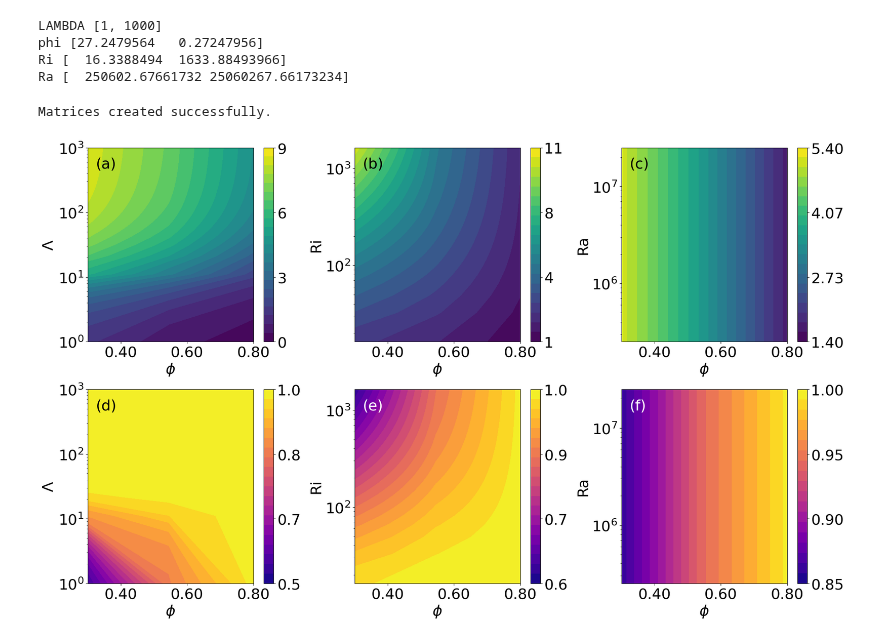
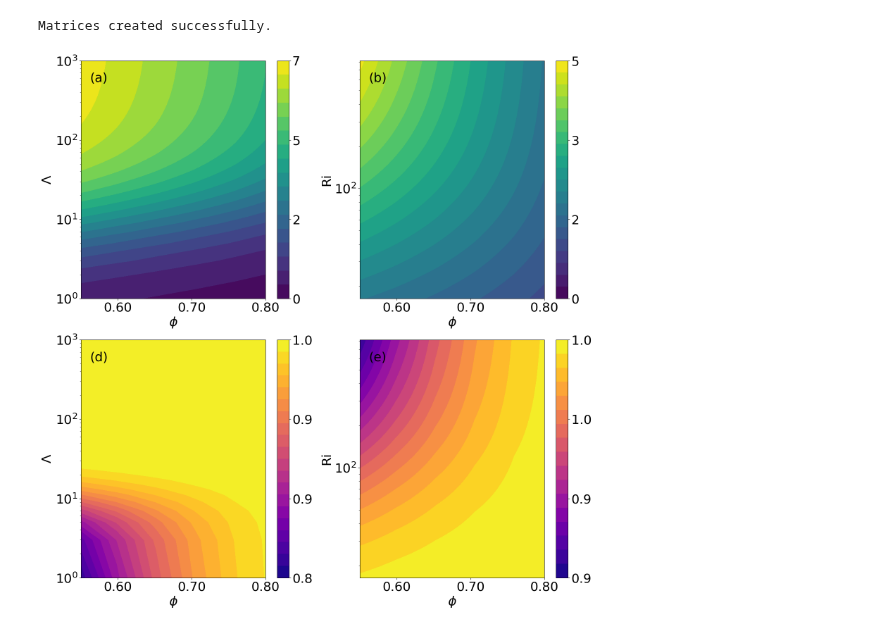
Before and after one commit to angelgvillatoro/bullville_M1, a Jupyter notebook: tfm/estacionario.ipynb, the cells around one changed output. Drawn from its saved outputs; the diff is of its cells as text; code cells hidden in the pictures.

```diff
--- a/tfm/estacionario.ipynb
+++ b/tfm/estacionario.ipynb
@@ -182,17 +101,19 @@ $\Delta T$ (K) & $v_e$ & $\theta^*(\eta=1)$ & $T_f$ ($^\circ$C) & Ra & Ri & $\ph
 # %%
-temperaturas = np.array([10, 1000])
+# Definir dimensiones de la tuberia
+D = 20
+L = 100
+
+temperaturas = np.array([10, 500])
 LAMBDA_extremos = [1, 10**3]
-phi_extremos = 1/ (beta * temperaturas)
-Ri_extremos = 2 * rho_0**2 * g * beta * L * Cp**2 * temperaturas /  h**2
-Ra_extremos = rho_0**2 * g * beta * Cp * D**2 * temperaturas / (16 * nu * h)
+phi_extremos = 1 / (beta * temperaturas)
+Ri_extremos = 2 * rho_0**2 * g * beta * L * Cp**2 * temperaturas / h**2
 
-resolucion = 100
+resolucion = 500
 
 # Definir los rangos para los ejes
 phi_range = np.linspace(phi_extremos[0], phi_extremos[1], resolucion)
 LAMBDA_range = np.linspace(LAMBDA_extremos[0], LAMBDA_extremos[1], resolucion)
 Ri_range = np.linspace(Ri_extremos[0], Ri_extremos[1], resolucion)
-Ra_range = np.linspace(Ra_extremos[0], Ra_extremos[1], resolucion)
 
 LAMBDA_cte = 10
 Ri_cte = 10**2
@@ -230,11 +151,9 @@ def calculate_theta(LAMBDA, v):
 # Initialize matrices
 v_lambda_phi = np.zeros((len(phi_range), len(LAMBDA_range)))
 v_Ri_phi = np.zeros((len(phi_range), len(Ri_range)))
-v_Ra_phi = np.zeros((len(phi_range), len(Ra_range)))
 
 theta_lambda_phi = np.zeros((len(phi_range), len(LAMBDA_range)))
 theta_Ri_phi = np.zeros((len(phi_range), len(Ri_range)))
-theta_Ra_phi = np.zeros((len(phi_range), len(Ra_range)))
 
 # Fill matrices
 for i in range(resolucion):
@@ -250,23 +169,17 @@ for i in range(resolucion):
             v_Ri_phi[i, j] = v
             theta_Ri_phi[i, j] = calculate_theta(LAMBDA_cte, v)
 
-            # Ra and phi variables
-            v = newton_raphson(phi_range[j], Ri_cte, Ra_range[i], LAMBDA_cte)
-            v_Ra_phi[i, j] = v
-            theta_Ra_phi[i, j] = calculate_theta(LAMBDA_cte, v)
         except:
             print(f"Error at i={i}, j={j}")
             v_lambda_phi[i, j] = np.nan
             theta_lambda_phi[i, j] = np.nan
             v_Ri_phi[i, j] = np.nan
             theta_Ri_phi[i, j] = np.nan
-            v_Ra_phi[i, j] = np.nan
-            theta_Ra_phi[i, j] = np.nan
 
 print("Matrices created successfully.")
 
-# Crear una figura con 6 subplots
-fig, axs = plt.subplots(2, 3, figsize=(20, 12))
+# Crear una figura con 4 subplots
+fig, axs = plt.subplots(2, 2, figsize=(16, 16))
 
 # Función para formatear los ticks
 def format_func(value, tick_number, decimals):
@@ -286,13 +199,8 @@ def setup_subplot(ax, im, xlabel, ylabel, letter):
     ax.set_xscale('linear')
     ax.set_yscale('log')
 
-    # Ajustar el límite superior del eje y para la gráfica 'd'
-    if letter == 'd':
-        ax.set_ylim(1e-8, 1e2)
-    else:
-        ax.set_ylim(1e-8, 1e8)
-
-    ax.set_xlim(0.3, 0.8)
+    ax.set_xlim(0.55, 0.8)
+    ax.set_ylim(min(y_range), max(y_range))
 
     vmin, vmax = im.get_clim()
     ticks = np.linspace(vmin, vmax, 4)
@@ -302,56 +210,46 @@ def setup_subplot(ax, im, xlabel, ylabel, letter):
 
     if letter in 'ab':
         cbar.ax.yaxis.set_major_formatter(FuncFormatter(lambda value, tick_number: f'{value:.0f}'))
-    elif letter in 'cf':
-        cbar.ax.yaxis.set_major_formatter(FuncFormatter(lambda value, tick_number: format_func(value, tick_number, 2)))
     else:
         cbar.ax.yaxis.set_major_formatter(FuncFormatter(lambda value, tick_number: format_func(value, tick_number, 1)))
 
-    color = 'black' if letter in 'abcd' else 'white'
     ax.text(0.05, 0.95, f'({letter})', transform=ax.transAxes,
-            ha='left', va='top', fontsize=26, color=color)
+            ha='left', va='top', fontsize=26, color='black')
 
     ax.tick_params(axis='both', which='major', labelsize=26)
 
     ax.xaxis.set_major_formatter(FuncFormatter(format_x_ticks))
     ax.xaxis.set_tick_params(which='both', labelsize=26)
 
     ax.figure.canvas.draw()
 
-
 # Lista de parámetros para cada subplot
 subplot_params = [
     (v_lambda_phi, r'$\phi$', r'$\Lambda$', LAMBDA_range),
     (v_Ri_phi, r'$\phi$', 'Ri', Ri_range),
-    (v_Ra_phi, r'$\phi$', 'Ra', Ra_range),
     (theta_lambda_phi, r'$\phi$', r'$\Lambda$', LAMBDA_range),
-    (theta_Ri_phi, r'$\phi$', 'Ri', Ri_range),
-    (theta_Ra_phi, r'$\phi$', 'Ra', Ra_range)
+    (theta_Ri_phi, r'$\phi$', 'Ri', Ri_range)
 ]
 
 # Crear subplots
 for i, (data, xlabel, ylabel, y_range) in enumerate(subplot_params):
-    row = i // 3
-    col = i % 3
-    letter = chr(97 + i)  # 'a' to 'f'
-    cmap = 'viridis' if i < 3 else 'plasma'
+    row = i // 2
+    col = i % 2
+
+    # Asignar letras a, b, d, e
+    if row == 0:
+        letter = chr(97 + col)  # 'a' o 'b'
+    else:
+        letter = chr(100 + col)  # 'd' o 'e'
+
+    cmap = 'viridis' if i < 2 else 'plasma'
 
     im = axs[row, col].contourf(phi_range, y_range, data, levels=20, cmap=cmap)
     setup_subplot(axs[row, col], im, xlabel, ylabel, letter)
-    axs[row, col].set_ylim(min(y_range), max(y_range))
 
-# Asegurarse de que los cambios se apliquen a todos los subplots
-for ax in axs.flat:
-    ax.xaxis.set_major_formatter(FuncFormatter(format_x_ticks))
-    ax.xaxis.set_tick_params(which='both', labelsize=26)
-    ax.figure.canvas.draw()
-
+# Ajustar el diseño
 plt.tight_layout()
 plt.show()
 # %% [output]
-LAMBDA [1, 1000]
-phi [27.2479564   0.27247956]
-Ri [  16.3388494  1633.88493966]
-Ra [  250602.67661732 25060267.66173234]
+Matrices created successfully.
-Matrices created successfully.
-[figure, old version]
+[figure, new version]
```
Also changed, not shown: parts of 6 cells of this notebook, 1 other file.
